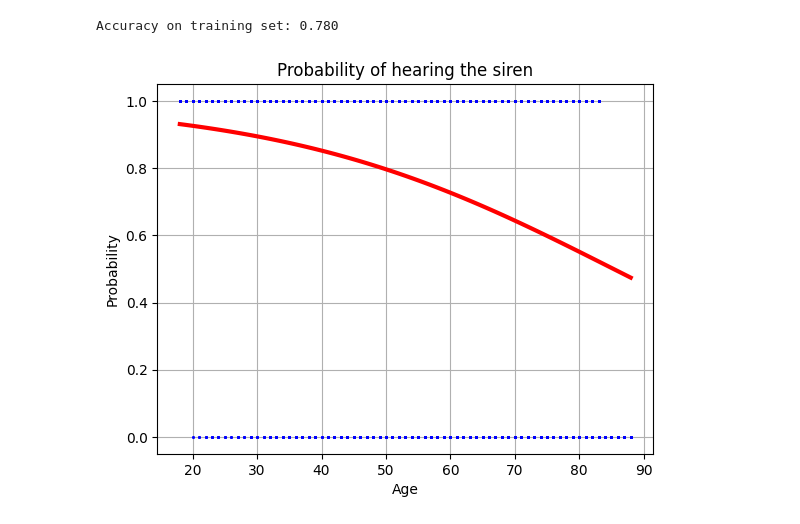
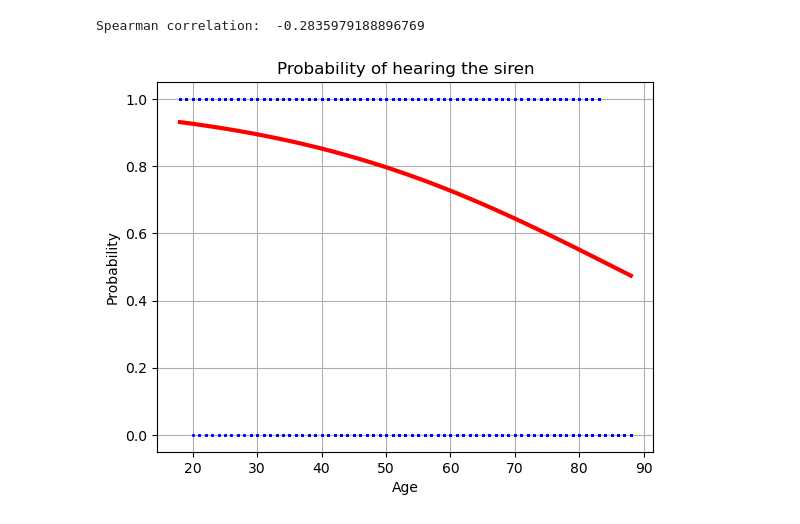
Before and after one commit to felixmaathz/SmaskProject, a Jupyter notebook: Data Analysis/q2.ipynb, the cells around one changed output. Saved outputs shown, nothing was run; the diff lists cells and outputs as text; code cells hidden in the pictures.

```diff
--- a/Data Analysis/q2.ipynb
+++ b/Data Analysis/q2.ipynb
@@ -54,25 +33,28 @@ Length: 69, dtype: int64
 # %%
 from sklearn.model_selection import train_test_split
 from sklearn.linear_model import LogisticRegression
 
 X = data['age'].values.reshape(-1,1)
 y = data['heard'].values
 
 X_train, X_test, y_train, y_test = train_test_split(X, y, test_size=0.5, random_state=42)
 
 logreg = LogisticRegression()
 logreg.fit(X_train, y_train)
 
+spearman = data['age'].corr(data["heard"],method='spearman')
+print("Spearman correlation: ", spearman)
+
 plt.scatter(X_test, y_test, zorder=20, color='blue', s=1)
 
 x_sequence = np.linspace(X.min(), X.max(), 100).reshape(-1,1)
 
 plt.plot(x_sequence, logreg.predict_proba(x_sequence)[:,1], color='red', linewidth=3)
 plt.xlabel('Age')
 plt.ylabel('Probability')
 plt.title('Probability of hearing the siren')
 plt.grid(True)
 plt.show()
 # %% [output]
-Accuracy on training set: 0.780
+Spearman correlation:  -0.2835979188896769
-[figure, old version]
+[figure, new version]
```
Also changed, not shown: parts of 12 cells of this notebook, 1 other file.
